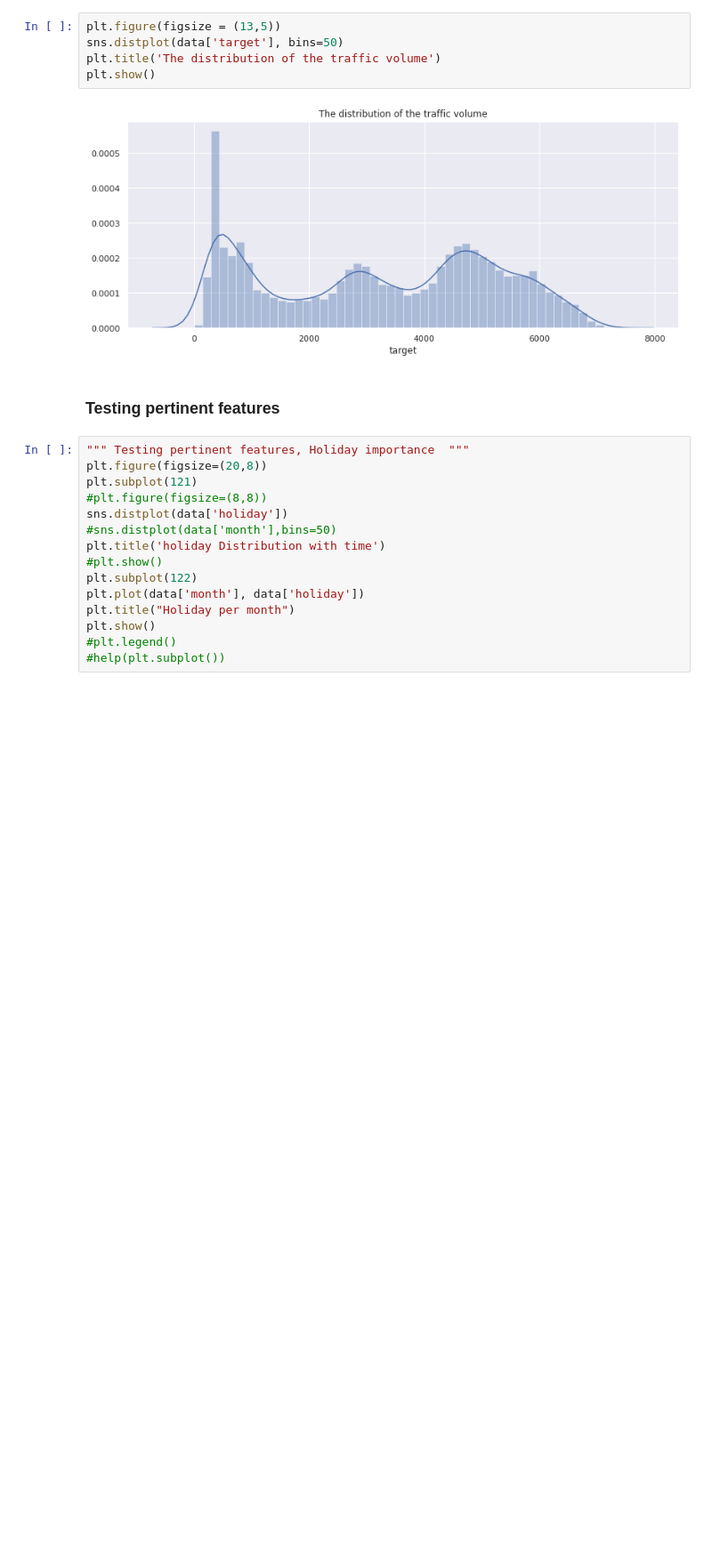
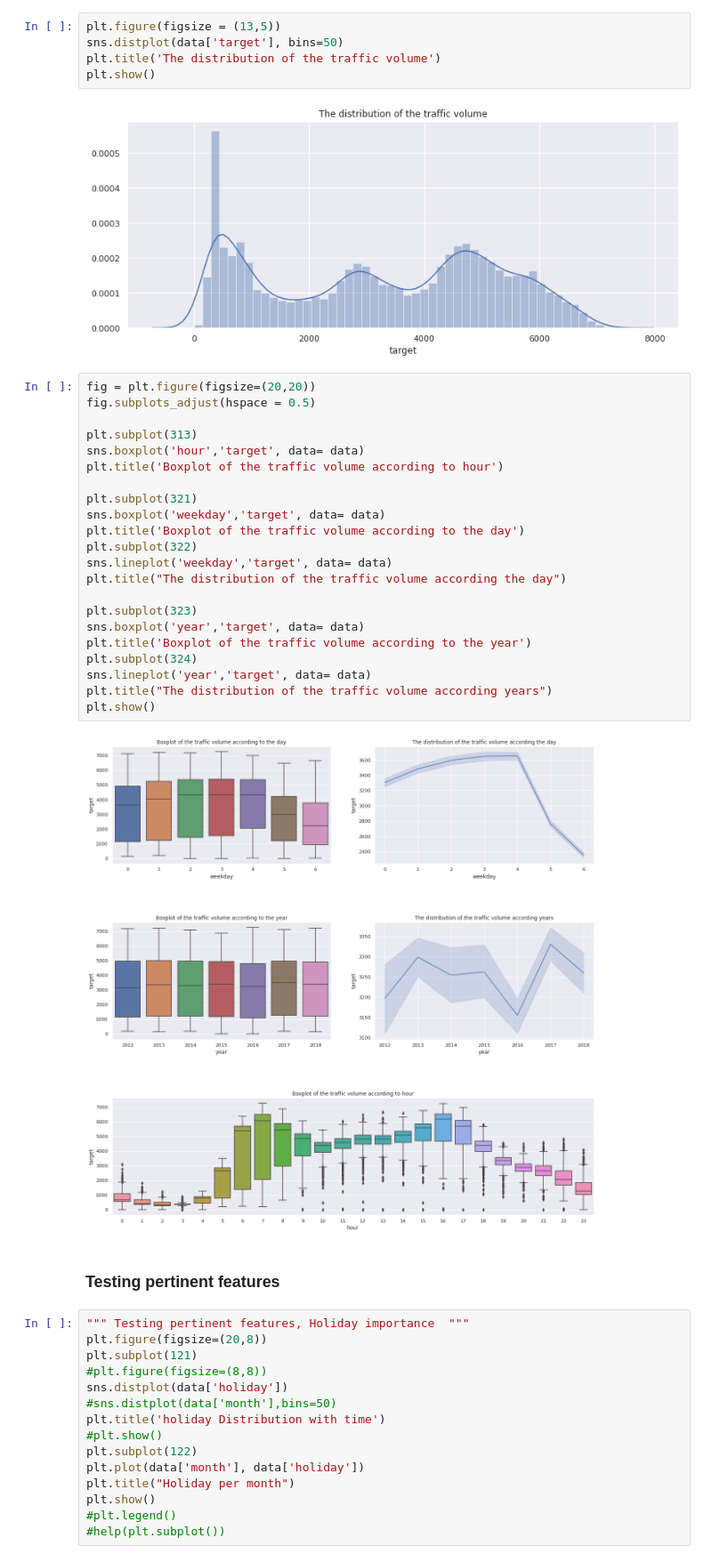
Before and after one commit to UrsulaAlcantara/Segway, a Jupyter notebook: starting_kit/README_modelVisual.ipynb, the cells around one changed output. Shown at 89% size. Saved outputs shown, nothing was run; the diff lists cells and outputs as text; blank space fills up the shorter version.

```diff
--- a/starting_kit/README_modelVisual.ipynb
+++ b/starting_kit/README_modelVisual.ipynb
@@ -98,6 +98,30 @@ plt.title('The distribution of the traffic volume')
 plt.show()
 # %% [output]
 [figure]
+# %%
+fig = plt.figure(figsize=(20,20))
+fig.subplots_adjust(hspace = 0.5)
+
+plt.subplot(313)
+sns.boxplot('hour','target', data= data)
+plt.title('Boxplot of the traffic volume according to hour')
+
+plt.subplot(321)
+sns.boxplot('weekday','target', data= data)
+plt.title('Boxplot of the traffic volume according to the day')
+plt.subplot(322)
+sns.lineplot('weekday','target', data= data)
+plt.title("The distribution of the traffic volume according the day")
+
+plt.subplot(323)
+sns.boxplot('year','target', data= data)
+plt.title('Boxplot of the traffic volume according to the year')
+plt.subplot(324)
+sns.lineplot('year','target', data= data)
+plt.title("The distribution of the traffic volume according years")
+plt.show()
+# %% [output]
+[figure, added]
 # %% [markdown]
 ### Testing pertinent features
 # %%
```
Also changed, not shown: parts of 41 cells of this notebook.
